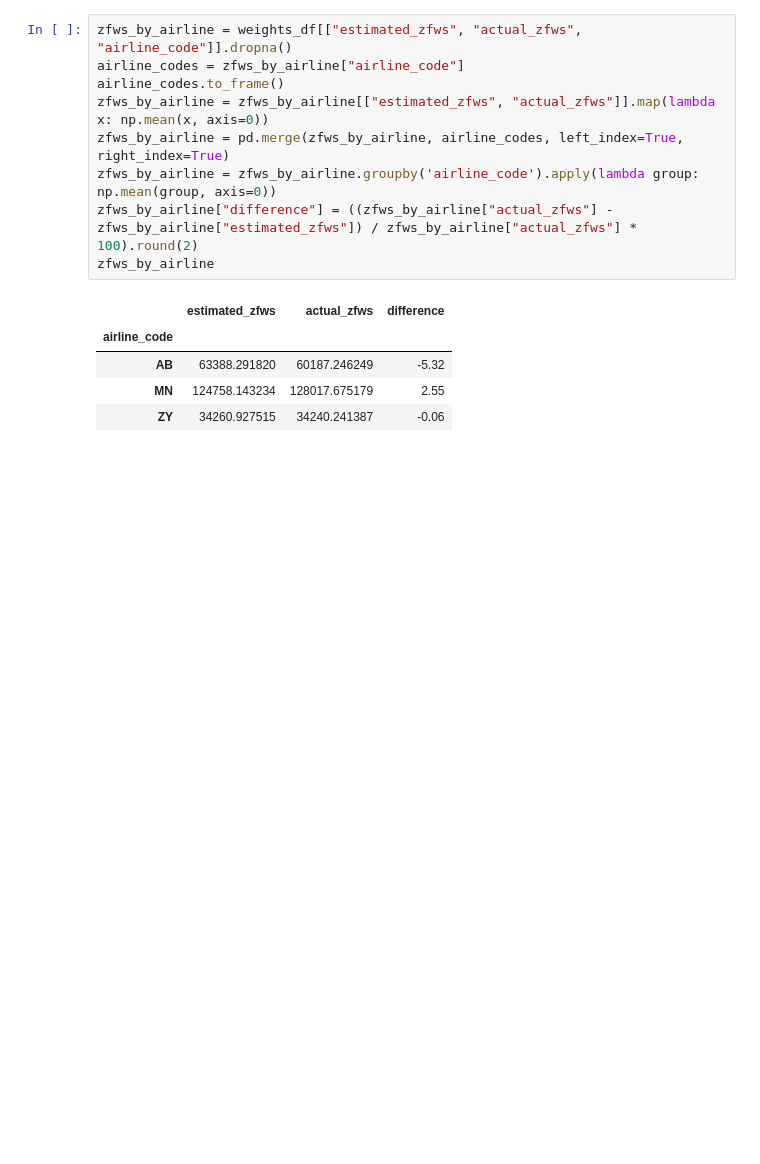
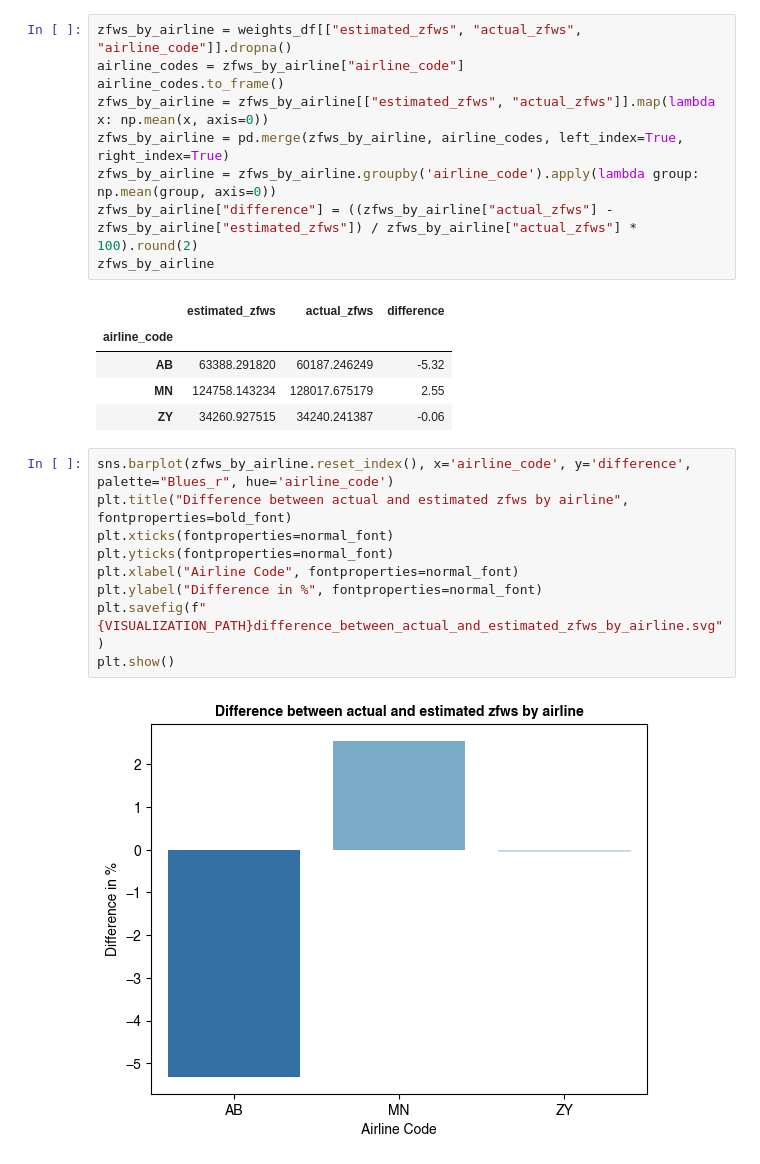
Before and after one commit to aref-hasan/aircraft_load, a Jupyter notebook: visualization/data_quality.ipynb, the cells around one changed output. Drawn from its saved outputs; the diff is of its cells as text; blank space fills up the shorter version.

```diff
--- a/visualization/data_quality.ipynb
+++ b/visualization/data_quality.ipynb
@@ -76,3 +103,14 @@ zfws_by_airline
 | AB | 63388.291820 | 60187.246249 | -5.32 |
 | MN | 124758.143234 | 128017.675179 | 2.55 |
 | ZY | 34260.927515 | 34240.241387 | -0.06 |
+# %%
+sns.barplot(zfws_by_airline.reset_index(), x='airline_code', y='difference', palette="Blues_r", hue='airline_code')
+plt.title("Difference between actual and estimated zfws by airline", fontproperties=bold_font)
+plt.xticks(fontproperties=normal_font)
+plt.yticks(fontproperties=normal_font)
+plt.xlabel("Airline Code", fontproperties=normal_font)
+plt.ylabel("Difference in %", fontproperties=normal_font)
+plt.savefig(f"{VISUALIZATION_PATH}difference_between_actual_and_estimated_zfws_by_airline.svg")
+plt.show()
+# %% [output]
+[figure, added]
```
Also changed, not shown: parts of 9 cells of this notebook, 6 other files.
